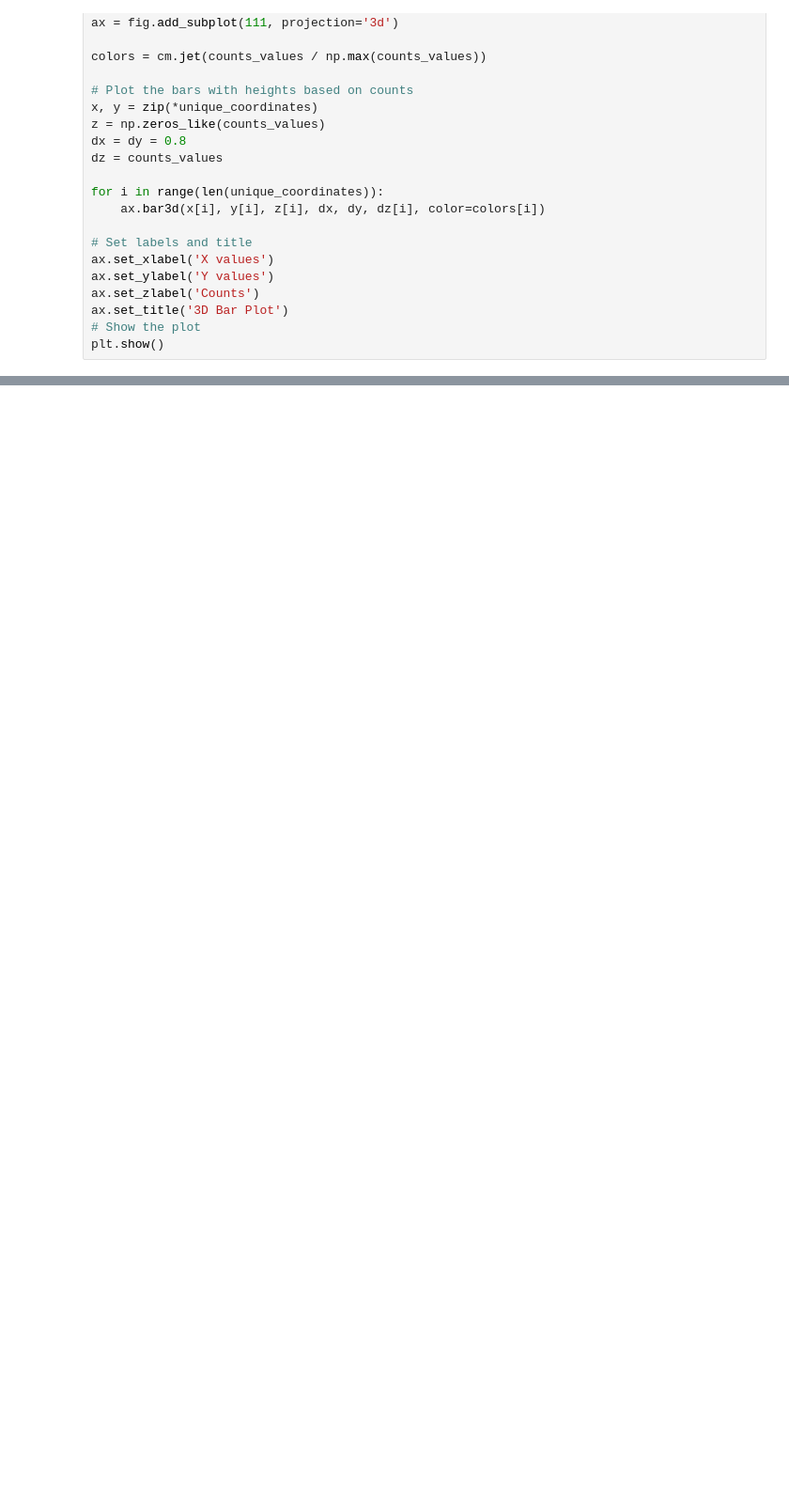
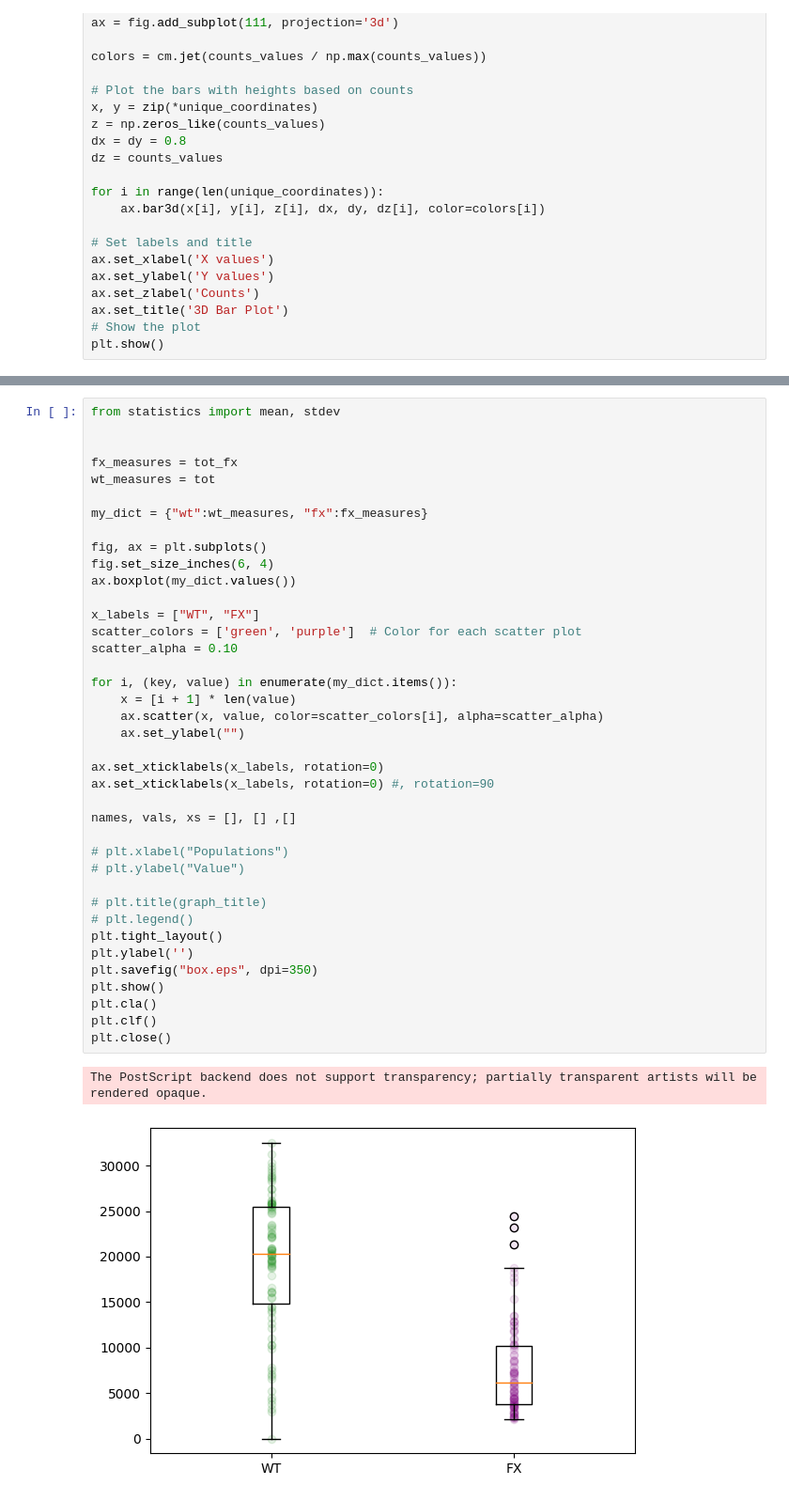
Before and after one commit to milanXpetrovic/drosophila-social-network-analysis, a Jupyter notebook: notebooks/retention_heatmap.ipynb, the cells around one changed output, grey strips where cells are left out. Shown: that part at 94% size. Saved outputs shown, nothing was run; the diff lists cells and outputs as text; blank space fills up the shorter version.

```diff
--- a/notebooks/retention_heatmap.ipynb
+++ b/notebooks/retention_heatmap.ipynb
@@ -128,0 +190,42 @@ plt.show()
+# %%
+from statistics import mean, stdev
+
+
+fx_measures = tot_fx
+wt_measures = tot
+
+my_dict = {"wt":wt_measures, "fx":fx_measures}
+
+fig, ax = plt.subplots()
+fig.set_size_inches(6, 4)
+ax.boxplot(my_dict.values())
+
+x_labels = ["WT", "FX"]
+scatter_colors = ['green', 'purple']  # Color for each scatter plot
+scatter_alpha = 0.10
+
+for i, (key, value) in enumerate(my_dict.items()):
+    x = [i + 1] * len(value)
+    ax.scatter(x, value, color=scatter_colors[i], alpha=scatter_alpha)
+    ax.set_ylabel("")
+
+ax.set_xticklabels(x_labels, rotation=0)
+ax.set_xticklabels(x_labels, rotation=0) #, rotation=90
+
+names, vals, xs = [], [] ,[]
+
+# plt.xlabel("Populations")
+# plt.ylabel("Value")
+
+# plt.title(graph_title)
+# plt.legend()
+plt.tight_layout()
+plt.ylabel('')
+plt.savefig("box.eps", dpi=350)
+plt.show()
+plt.cla()
+plt.clf()
+plt.close()
+# %% [output]
+The PostScript backend does not support transparency; partially transparent artists will be rendered opaque.
+[figure, added]
```
Also changed, not shown: parts of 5 cells of this notebook, 3 other files.
